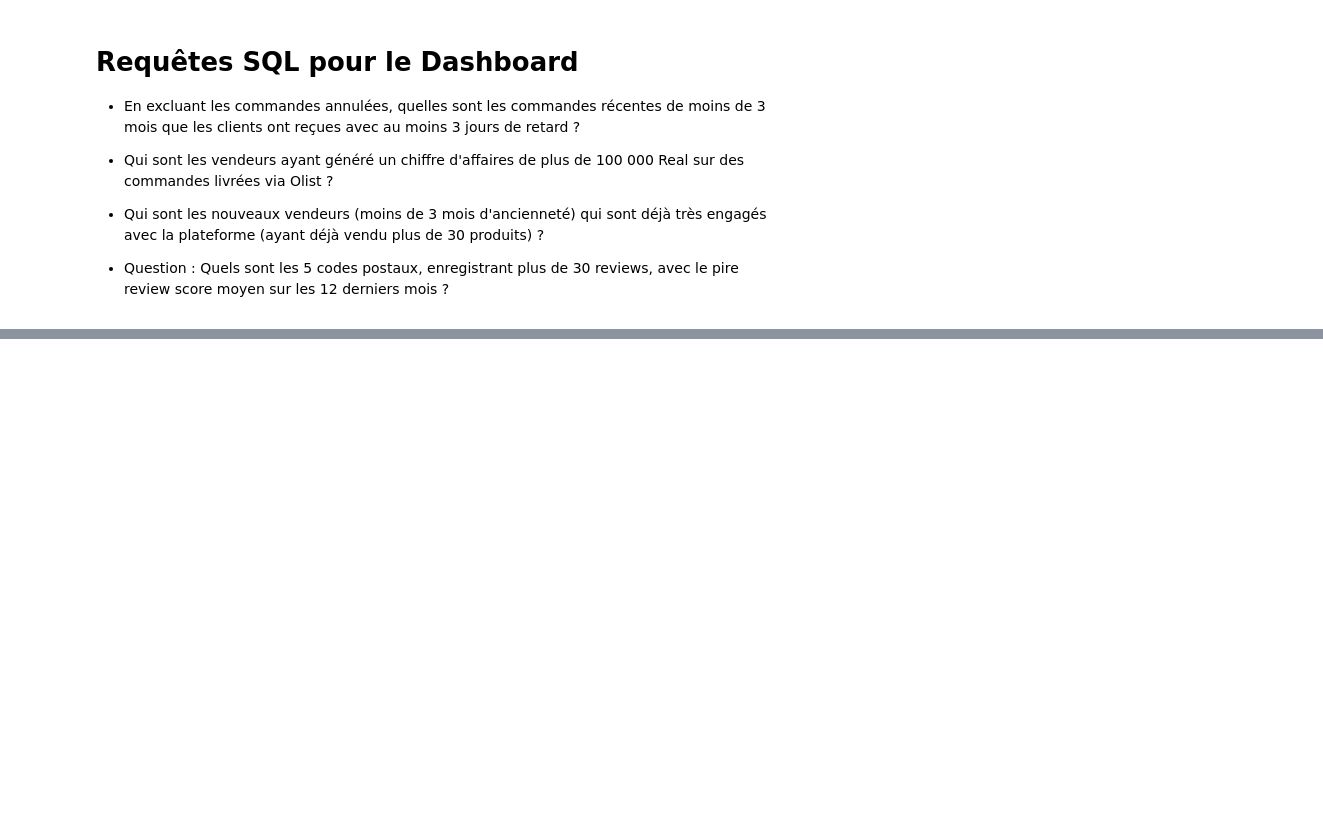
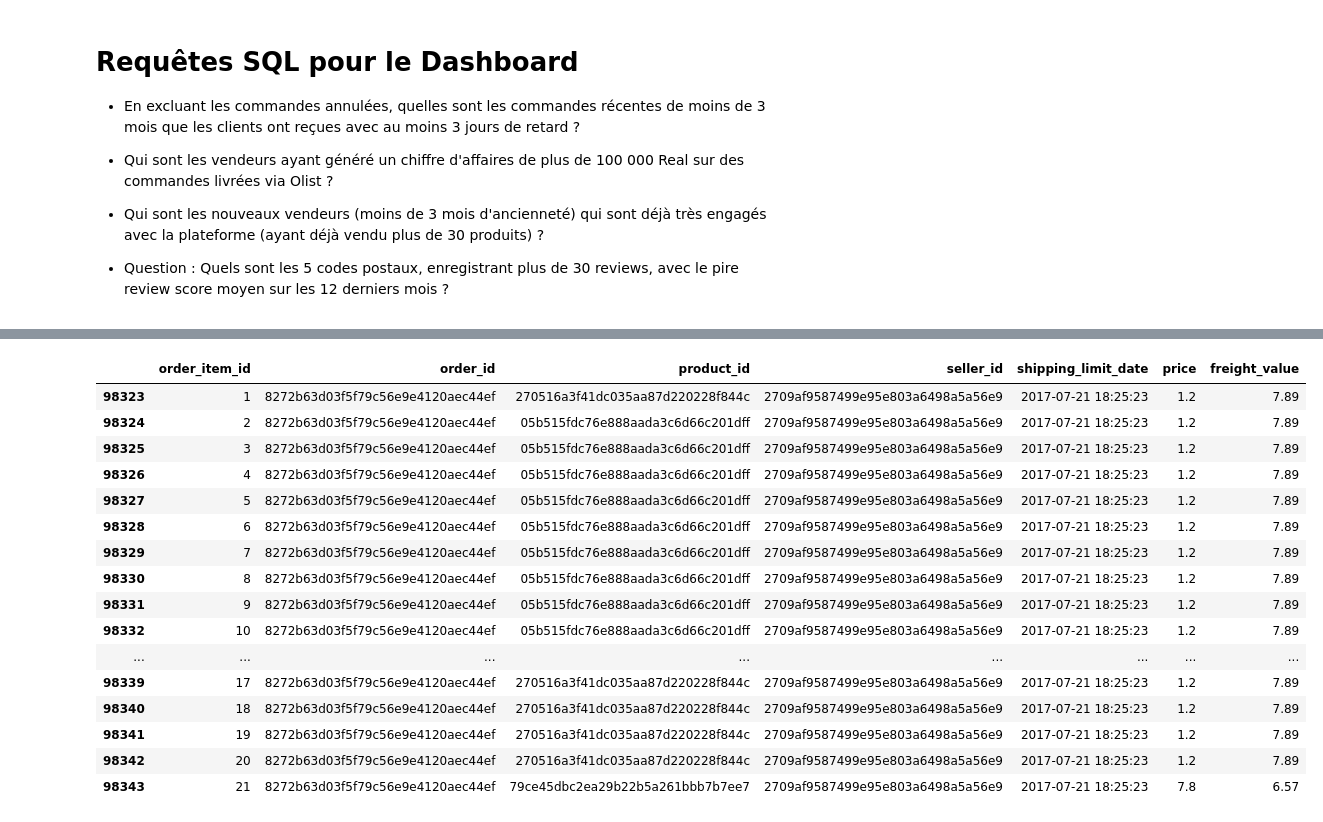
Before and after one commit to amadousysada/ecommerce-customer-segmentation, a Jupyter notebook: main.ipynb, the cells around one changed output, grey strips where cells are left out. Cells and saved outputs as stored; diff of their text form; code cells hidden in the pictures; blank space fills up the shorter version.

```diff
--- a/main.ipynb
+++ b/main.ipynb
@@ -33,0 +49,18 @@ cur
+# %%
+orders = pd.read_sql(
+    """
+    SELECT
+      order_id,
+      customer_id,
+      order_status,
+      order_purchase_timestamp,
+      order_approved_at,
+      order_delivered_carrier_date,
+      order_delivered_customer_date,
+      order_estimated_delivery_date
+    FROM orders o
+    WHERE o.order_status='delivered'
+    """,
+    conn
+)
+display(orders.head())
@@ -33,0 +74,18 @@ cur
+# %%
+order_items = pd.read_sql(
+    """
+    SELECT
+      order_item_id,
+      oi.order_id,
+      product_id,
+      seller_id,
+      shipping_limit_date,
+      price,
+      freight_value
+    FROM order_items oi
+    JOIN orders o on oi.order_id=o.order_id
+    WHERE o.order_status='delivered'
+    """,
+    conn
+)
+display(order_items.head())
@@ -33,0 +241,20 @@ cur
+# %%
+order_items[order_items.order_id=="8272b63d03f5f79c56e9e4120aec44ef"]
+# %% [output]
+|  | order_item_id | order_id | product_id | seller_id | shipping_limit_date | price | freight_value |
+| 98323 | 1 | 8272b63d03f5f79c56e9e4120aec44ef | 270516a3f41dc035aa87d220228f844c | 2709af9587499e95e803a6498a5a56e9 | 2017-07-21 18:25:23 | 1.2 | 7.89 |
+| 98324 | 2 | 8272b63d03f5f79c56e9e4120aec44ef | 05b515fdc76e888aada3c6d66c201dff | 2709af9587499e95e803a6498a5a56e9 | 2017-07-21 18:25:23 | 1.2 | 7.89 |
+| 98325 | 3 | 8272b63d03f5f79c56e9e4120aec44ef | 05b515fdc76e888aada3c6d66c201dff | 2709af9587499e95e803a6498a5a56e9 | 2017-07-21 18:25:23 | 1.2 | 7.89 |
+| 98326 | 4 | 8272b63d03f5f79c56e9e4120aec44ef | 05b515fdc76e888aada3c6d66c201dff | 2709af9587499e95e803a6498a5a56e9 | 2017-07-21 18:25:23 | 1.2 | 7.89 |
+| 98327 | 5 | 8272b63d03f5f79c56e9e4120aec44ef | 05b515fdc76e888aada3c6d66c201dff | 2709af9587499e95e803a6498a5a56e9 | 2017-07-21 18:25:23 | 1.2 | 7.89 |
+| 98328 | 6 | 8272b63d03f5f79c56e9e4120aec44ef | 05b515fdc76e888aada3c6d66c201dff | 2709af9587499e95e803a6498a5a56e9 | 2017-07-21 18:25:23 | 1.2 | 7.89 |
+| 98329 | 7 | 8272b63d03f5f79c56e9e4120aec44ef | 05b515fdc76e888aada3c6d66c201dff | 2709af9587499e95e803a6498a5a56e9 | 2017-07-21 18:25:23 | 1.2 | 7.89 |
+| 98330 | 8 | 8272b63d03f5f79c56e9e4120aec44ef | 05b515fdc76e888aada3c6d66c201dff | 2709af9587499e95e803a6498a5a56e9 | 2017-07-21 18:25:23 | 1.2 | 7.89 |
+| 98331 | 9 | 8272b63d03f5f79c56e9e4120aec44ef | 05b515fdc76e888aada3c6d66c201dff | 2709af9587499e95e803a6498a5a56e9 | 2017-07-21 18:25:23 | 1.2 | 7.89 |
+| 98332 | 10 | 8272b63d03f5f79c56e9e4120aec44ef | 05b515fdc76e888aada3c6d66c201dff | 2709af9587499e95e803a6498a5a56e9 | 2017-07-21 18:25:23 | 1.2 | 7.89 |
+| ... | ... | ... | ... | ... | ... | ... | ... |
+| 98339 | 17 | 8272b63d03f5f79c56e9e4120aec44ef | 270516a3f41dc035aa87d220228f844c | 2709af9587499e95e803a6498a5a56e9 | 2017-07-21 18:25:23 | 1.2 | 7.89 |
+| 98340 | 18 | 8272b63d03f5f79c56e9e4120aec44ef | 270516a3f41dc035aa87d220228f844c | 2709af9587499e95e803a6498a5a56e9 | 2017-07-21 18:25:23 | 1.2 | 7.89 |
+| 98341 | 19 | 8272b63d03f5f79c56e9e4120aec44ef | 270516a3f41dc035aa87d220228f844c | 2709af9587499e95e803a6498a5a56e9 | 2017-07-21 18:25:23 | 1.2 | 7.89 |
+| 98342 | 20 | 8272b63d03f5f79c56e9e4120aec44ef | 270516a3f41dc035aa87d220228f844c | 2709af9587499e95e803a6498a5a56e9 | 2017-07-21 18:25:23 | 1.2 | 7.89 |
+| 98343 | 21 | 8272b63d03f5f79c56e9e4120aec44ef | 79ce45dbc2ea29b22b5a261bbb7b7ee7 | 2709af9587499e95e803a6498a5a56e9 | 2017-07-21 18:25:23 | 7.8 | 6.57 |
```
Also changed, not shown: parts of 14 cells of this notebook.
